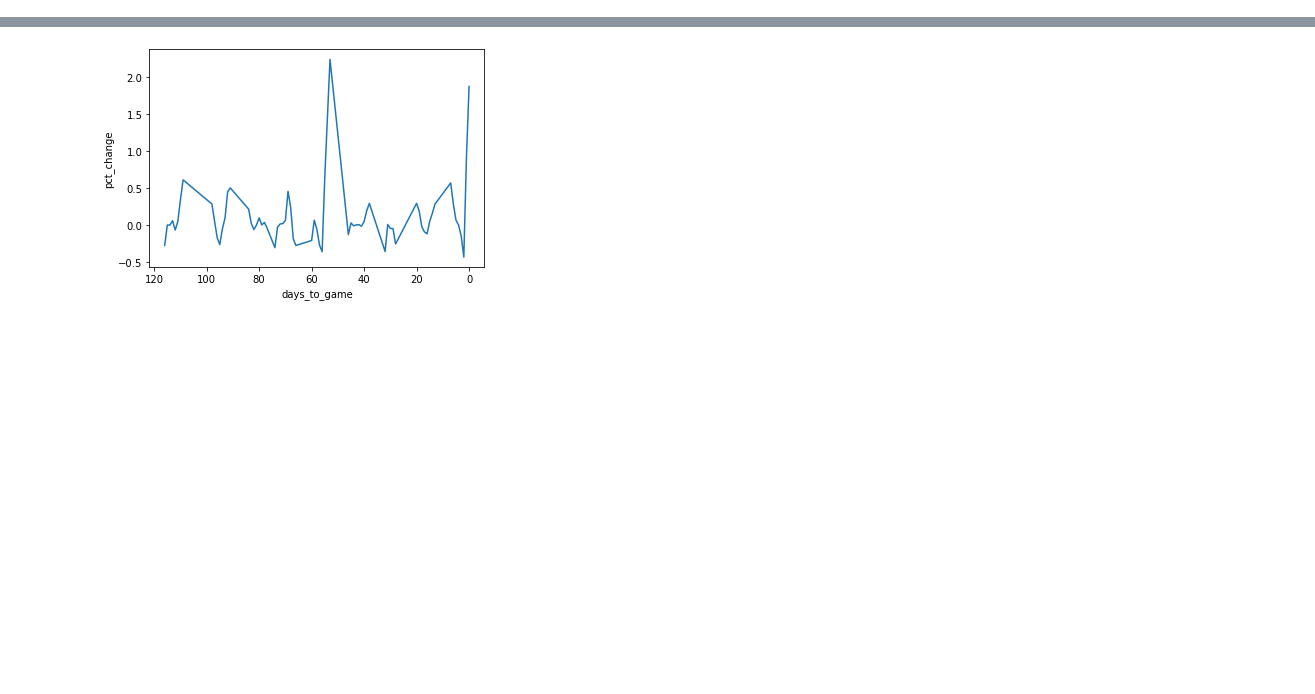
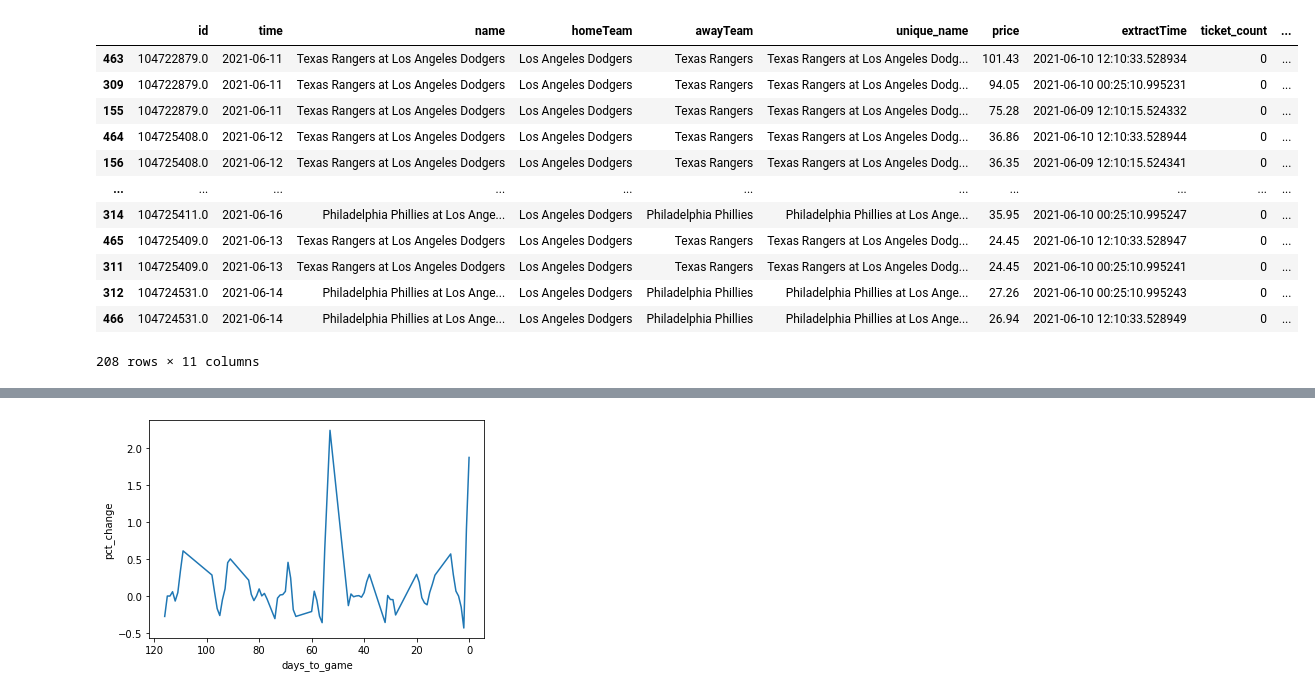
Before and after one commit to benbrill/Stubhub, a Jupyter notebook: notebooks/viz.ipynb, the cells around one changed output, grey strips where cells are left out. Drawn from its saved outputs; the diff is of its cells as text; code cells hidden in the pictures; blank space fills up the shorter version.

```diff
--- a/notebooks/viz.ipynb
+++ b/notebooks/viz.ipynb
@@ -95 +47,17 @@ df["pct_change"] = df["price"].pct_change()
+# %%
+dodgers.sort_values("diff_initial")
+# %% [output]
+|  | id | time | name | homeTeam | awayTeam | unique_name | price | extractTime | ticket_count | ... |
+| 463 | 104722879.0 | 2021-06-11 | Texas Rangers at Los Angeles Dodgers | Los Angeles Dodgers | Texas Rangers | Texas Rangers at Los Angeles Dodg... | 101.43 | 2021-06-10 12:10:33.528934 | 0 | ... |
+| 309 | 104722879.0 | 2021-06-11 | Texas Rangers at Los Angeles Dodgers | Los Angeles Dodgers | Texas Rangers | Texas Rangers at Los Angeles Dodg... | 94.05 | 2021-06-10 00:25:10.995231 | 0 | ... |
+| 155 | 104722879.0 | 2021-06-11 | Texas Rangers at Los Angeles Dodgers | Los Angeles Dodgers | Texas Rangers | Texas Rangers at Los Angeles Dodg... | 75.28 | 2021-06-09 12:10:15.524332 | 0 | ... |
+| 464 | 104725408.0 | 2021-06-12 | Texas Rangers at Los Angeles Dodgers | Los Angeles Dodgers | Texas Rangers | Texas Rangers at Los Angeles Dodg... | 36.86 | 2021-06-10 12:10:33.528944 | 0 | ... |
+| 156 | 104725408.0 | 2021-06-12 | Texas Rangers at Los Angeles Dodgers | Los Angeles Dodgers | Texas Rangers | Texas Rangers at Los Angeles Dodg... | 36.35 | 2021-06-09 12:10:15.524341 | 0 | ... |
+| ... | ... | ... | ... | ... | ... | ... | ... | ... | ... | ... |
+| 314 | 104725411.0 | 2021-06-16 | Philadelphia Phillies at Los Ange... | Los Angeles Dodgers | Philadelphia Phillies | Philadelphia Phillies at Los Ange... | 35.95 | 2021-06-10 00:25:10.995247 | 0 | ... |
+| 465 | 104725409.0 | 2021-06-13 | Texas Rangers at Los Angeles Dodgers | Los Angeles Dodgers | Texas Rangers | Texas Rangers at Los Angeles Dodg... | 24.45 | 2021-06-10 12:10:33.528947 | 0 | ... |
+| 311 | 104725409.0 | 2021-06-13 | Texas Rangers at Los Angeles Dodgers | Los Angeles Dodgers | Texas Rangers | Texas Rangers at Los Angeles Dodg... | 24.45 | 2021-06-10 00:25:10.995241 | 0 | ... |
+| 312 | 104724531.0 | 2021-06-14 | Philadelphia Phillies at Los Ange... | Los Angeles Dodgers | Philadelphia Phillies | Philadelphia Phillies at Los Ange... | 27.26 | 2021-06-10 00:25:10.995243 | 0 | ... |
+| 466 | 104724531.0 | 2021-06-14 | Philadelphia Phillies at Los Ange... | Los Angeles Dodgers | Philadelphia Phillies | Philadelphia Phillies at Los Ange... | 26.94 | 2021-06-10 12:10:33.528949 | 0 | ... |
+208 rows × 11 columns
 # %%
```
Also changed, not shown: parts of 13 cells of this notebook, 3 other files.
